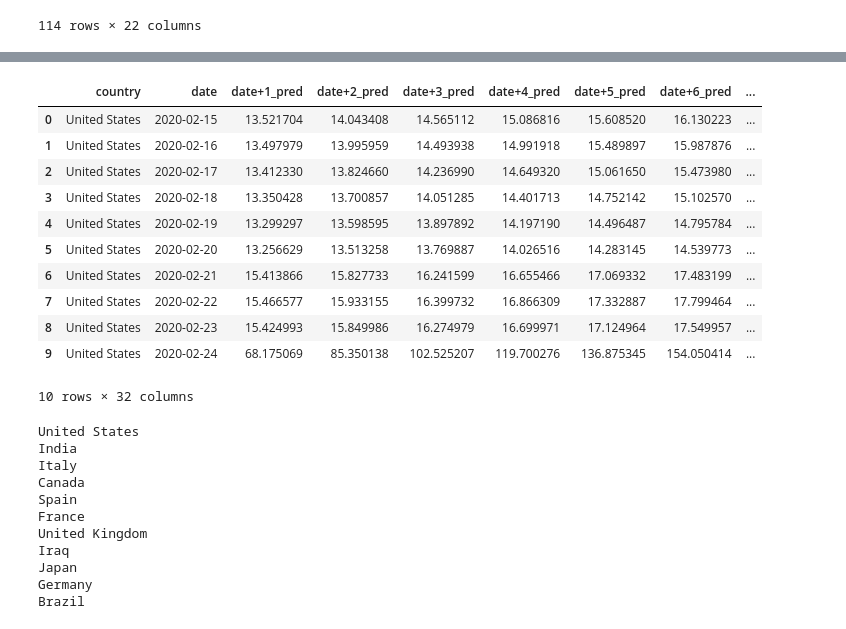
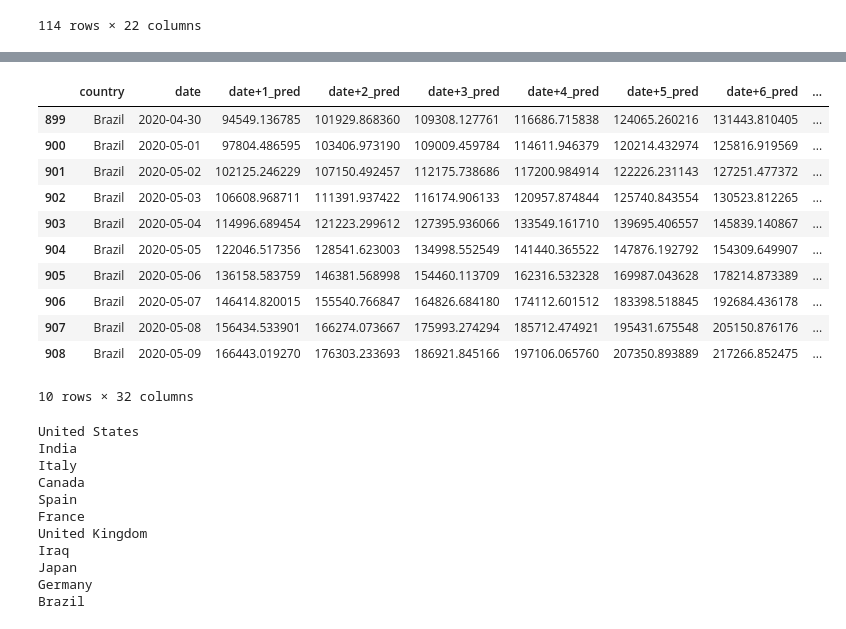
Before and after one commit to nyu-ds-2019/covid-19, a Jupyter notebook: notebooks/ARIMA/arima_data_preparation.ipynb, the cells around one changed output, grey strips where cells are left out. Drawn from its saved outputs; the diff is of its cells as text; code cells hidden in the pictures.

```diff
--- a/notebooks/ARIMA/arima_data_preparation.ipynb
+++ b/notebooks/ARIMA/arima_data_preparation.ipynb
@@ -147,7 +147,7 @@ predictions = {}
 
 countries = list(countries)
 i = 0
-for country in countries:
+for country in ["Brazil"]:
     predictions[country] = {}
 #     if country != 'Canada':
 #         print(country)
@@ -230,17 +238,17 @@ Did not work for Brazil at date 2020-02-28T00:00:00.000000000
 # %%
-df_preds.head(10)
+df_preds.tail(10)
 # %% [output]
 |  | country | date | date+1_pred | date+2_pred | date+3_pred | date+4_pred | date+5_pred | date+6_pred | ... |
-| 0 | United States | 2020-02-15 | 13.521704 | 14.043408 | 14.565112 | 15.086816 | 15.608520 | 16.130223 | ... |
-| 1 | United States | 2020-02-16 | 13.497979 | 13.995959 | 14.493938 | 14.991918 | 15.489897 | 15.987876 | ... |
-| 2 | United States | 2020-02-17 | 13.412330 | 13.824660 | 14.236990 | 14.649320 | 15.061650 | 15.473980 | ... |
-| 3 | United States | 2020-02-18 | 13.350428 | 13.700857 | 14.051285 | 14.401713 | 14.752142 | 15.102570 | ... |
-| 4 | United States | 2020-02-19 | 13.299297 | 13.598595 | 13.897892 | 14.197190 | 14.496487 | 14.795784 | ... |
-| 5 | United States | 2020-02-20 | 13.256629 | 13.513258 | 13.769887 | 14.026516 | 14.283145 | 14.539773 | ... |
-| 6 | United States | 2020-02-21 | 15.413866 | 15.827733 | 16.241599 | 16.655466 | 17.069332 | 17.483199 | ... |
-| 7 | United States | 2020-02-22 | 15.466577 | 15.933155 | 16.399732 | 16.866309 | 17.332887 | 17.799464 | ... |
-| 8 | United States | 2020-02-23 | 15.424993 | 15.849986 | 16.274979 | 16.699971 | 17.124964 | 17.549957 | ... |
-| 9 | United States | 2020-02-24 | 68.175069 | 85.350138 | 102.525207 | 119.700276 | 136.875345 | 154.050414 | ... |
+| 899 | Brazil | 2020-04-30 | 94549.136785 | 101929.868360 | 109308.127761 | 116686.715838 | 124065.260216 | 131443.810405 | ... |
+| 900 | Brazil | 2020-05-01 | 97804.486595 | 103406.973190 | 109009.459784 | 114611.946379 | 120214.432974 | 125816.919569 | ... |
+| 901 | Brazil | 2020-05-02 | 102125.246229 | 107150.492457 | 112175.738686 | 117200.984914 | 122226.231143 | 127251.477372 | ... |
+| 902 | Brazil | 2020-05-03 | 106608.968711 | 111391.937422 | 116174.906133 | 120957.874844 | 125740.843554 | 130523.812265 | ... |
+| 903 | Brazil | 2020-05-04 | 114996.689454 | 121223.299612 | 127395.936066 | 133549.161710 | 139695.406557 | 145839.140867 | ... |
+| 904 | Brazil | 2020-05-05 | 122046.517356 | 128541.623003 | 134998.552549 | 141440.365522 | 147876.192792 | 154309.649907 | ... |
+| 905 | Brazil | 2020-05-06 | 136158.583759 | 146381.568998 | 154460.113709 | 162316.532328 | 169987.043628 | 178214.873389 | ... |
+| 906 | Brazil | 2020-05-07 | 146414.820015 | 155540.766847 | 164826.684180 | 174112.601512 | 183398.518845 | 192684.436178 | ... |
+| 907 | Brazil | 2020-05-08 | 156434.533901 | 166274.073667 | 175993.274294 | 185712.474921 | 195431.675548 | 205150.876176 | ... |
+| 908 | Brazil | 2020-05-09 | 166443.019270 | 176303.233693 | 186921.845166 | 197106.065760 | 207350.893889 | 217266.852475 | ... |
 10 rows × 32 columns
 # %%
 df_preds.to_csv('arima_data2.csv', index=False)
```
Also changed, not shown: parts of 2 cells of this notebook, 1 other file.
